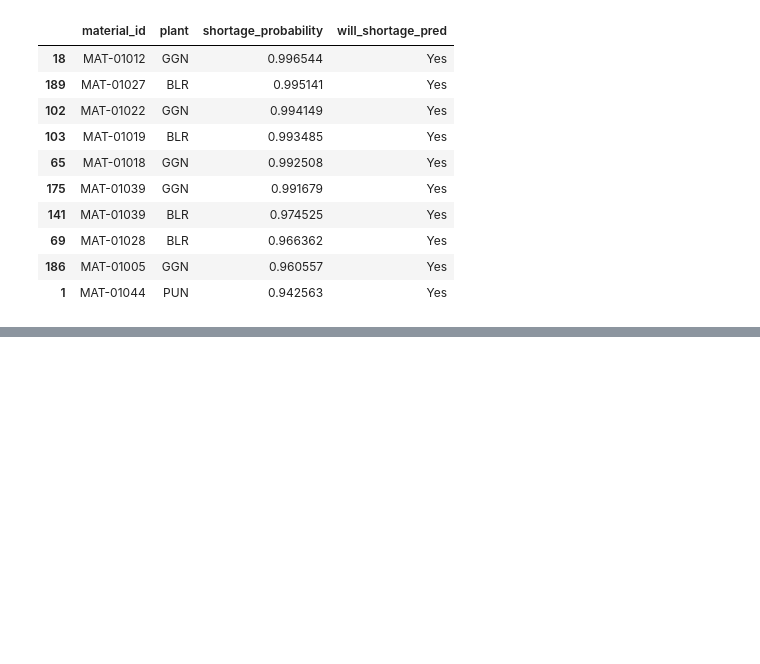
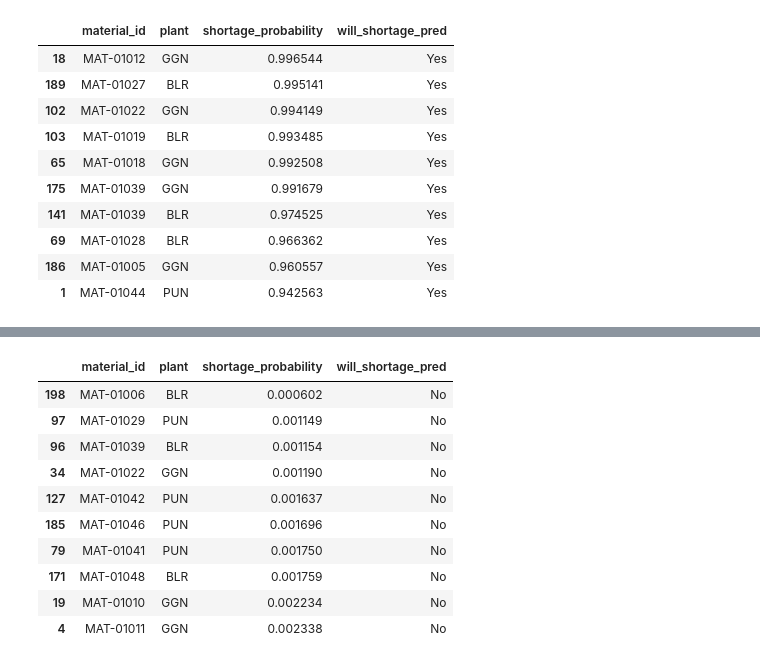
Before and after one commit to sminiyar/AI_Champion, a Jupyter notebook: Sudarshan_POC1.ipynb, the cells around one changed output, grey strips where cells are left out. Drawn from its saved outputs; the diff is of its cells as text; code cells hidden in the pictures; blank space fills up the shorter version.

```diff
--- a/Sudarshan_POC1.ipynb
+++ b/Sudarshan_POC1.ipynb
@@ -211,0 +220,14 @@ result.sort_values('shortage_probability', ascending=False).head(10)
+# %%
+result.sort_values('shortage_probability', ascending=True).head(10)
+# %% [output]
+|  | material_id | plant | shortage_probability | will_shortage_pred |
+| 198 | MAT-01006 | BLR | 0.000602 | No |
+| 97 | MAT-01029 | PUN | 0.001149 | No |
+| 96 | MAT-01039 | BLR | 0.001154 | No |
+| 34 | MAT-01022 | GGN | 0.001190 | No |
+| 127 | MAT-01042 | PUN | 0.001637 | No |
+| 185 | MAT-01046 | PUN | 0.001696 | No |
+| 79 | MAT-01041 | PUN | 0.001750 | No |
+| 171 | MAT-01048 | BLR | 0.001759 | No |
+| 19 | MAT-01010 | GGN | 0.002234 | No |
+| 4 | MAT-01011 | GGN | 0.002338 | No |
```
Also changed, not shown: parts of 1 cell of this notebook.
